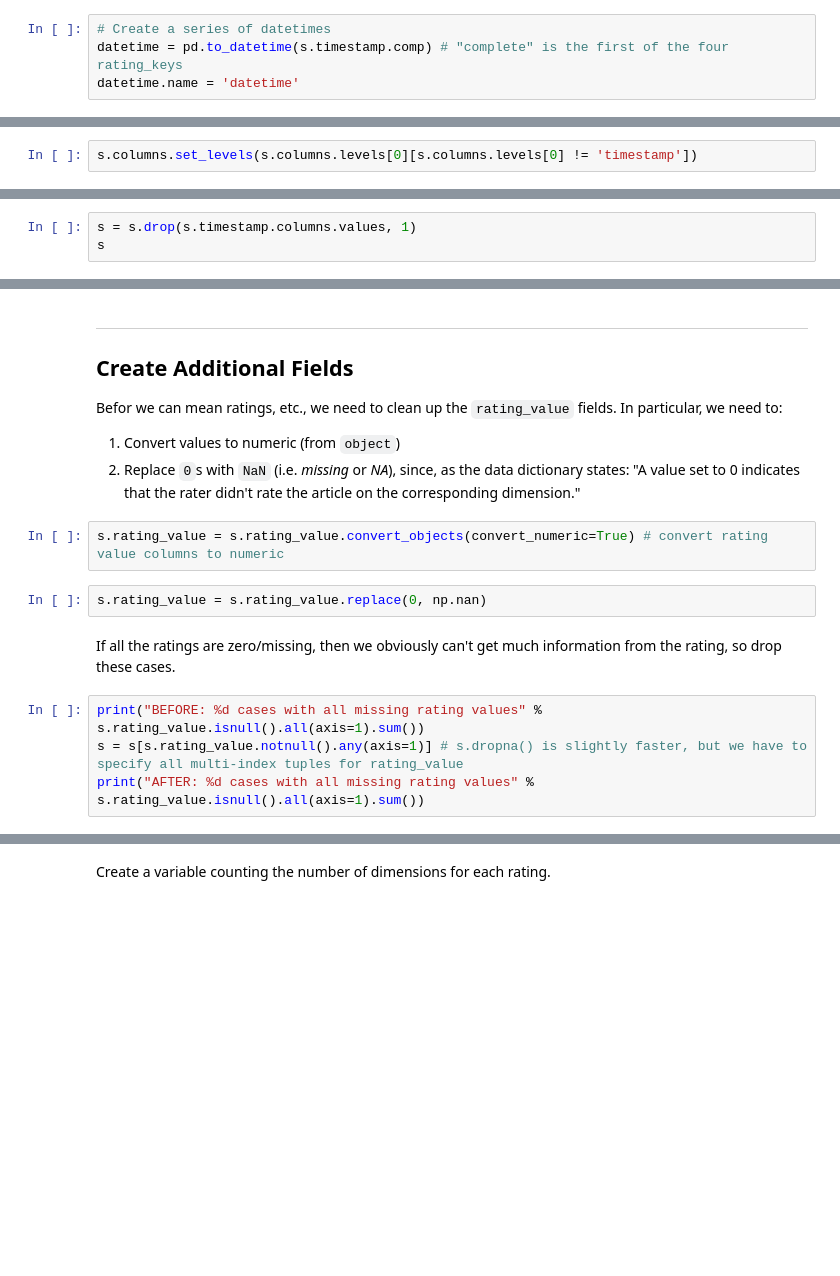
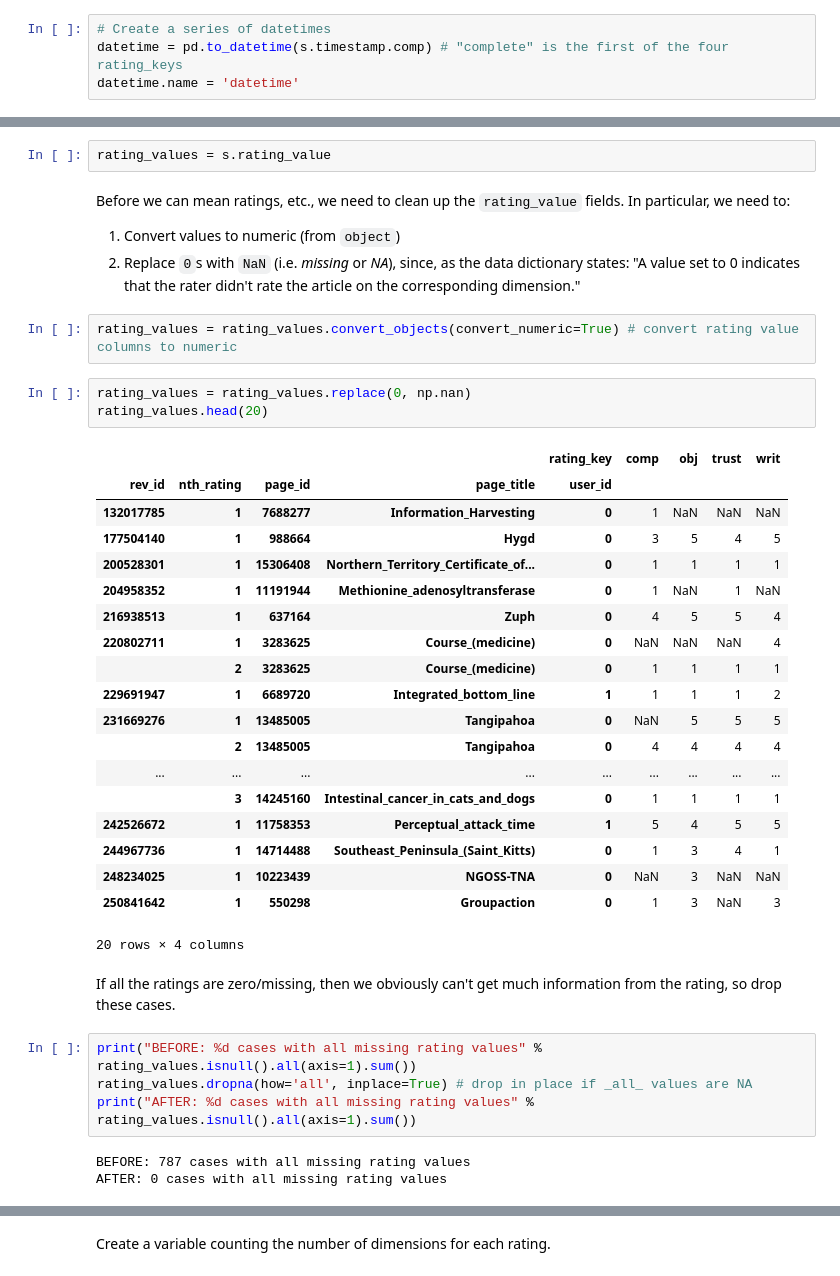
Before and after one commit to bkfunk/rating_wiki, a Jupyter notebook: Cleaning Wiki Ratings.ipynb, the cells around one changed output, grey strips where cells are left out. Saved outputs shown, nothing was run; the diff lists cells and outputs as text; blank space fills up the shorter version.

```diff
--- a/Cleaning Wiki Ratings.ipynb
+++ b/Cleaning Wiki Ratings.ipynb
@@ -507,2 +456,0 @@ And drop timestamp.
-# %%
-s.columns.set_levels(s.columns.levels[0][s.columns.levels[0] != 'timestamp'])
@@ -511,3 +456,0 @@ TypeError: Levels must be list of lists-like
-# %%
-s = s.drop(s.timestamp.columns.values, 1)
-s
@@ -516,17 +459,40 @@ KeyError: 'obj'
+# %%
+rating_values = s.rating_value
 # %% [markdown]
-------------------------------
-## Create Additional Fields ##
-
-Befor we can mean ratings, etc., we need to clean up the `rating_value` fields. In particular, we need to:
+Before we can mean ratings, etc., we need to clean up the `rating_value` fields. In particular, we need to:
 1. Convert values to numeric (from `object`)
 2. Replace `0`s with `NaN` (i.e. _missing_ or _NA_), since, as the data dictionary states: "A value set to 0 indicates that the rater didn't rate the article on the corresponding dimension."
 # %%
-s.rating_value = s.rating_value.convert_objects(convert_numeric=True) # convert rating value columns to numeric
+rating_values = rating_values.convert_objects(convert_numeric=True) # convert rating value columns to numeric
 # %%
-s.rating_value = s.rating_value.replace(0, np.nan)
+rating_values = rating_values.replace(0, np.nan)
+rating_values.head(20)
+# %% [output]
+|  |  |  |  | rating_key | comp | obj | trust | writ |
+| rev_id | nth_rating | page_id | page_title | user_id |  |  |  |  |
+| 132017785 | 1 | 7688277 | Information_Harvesting | 0 | 1 | NaN | NaN | NaN |
+| 177504140 | 1 | 988664 | Hygd | 0 | 3 | 5 | 4 | 5 |
+| 200528301 | 1 | 15306408 | Northern_Territory_Certificate_of... | 0 | 1 | 1 | 1 | 1 |
+| 204958352 | 1 | 11191944 | Methionine_adenosyltransferase | 0 | 1 | NaN | 1 | NaN |
+| 216938513 | 1 | 637164 | Zuph | 0 | 4 | 5 | 5 | 4 |
+| 220802711 | 1 | 3283625 | Course_(medicine) | 0 | NaN | NaN | NaN | 4 |
+|  | 2 | 3283625 | Course_(medicine) | 0 | 1 | 1 | 1 | 1 |
+| 229691947 | 1 | 6689720 | Integrated_bottom_line | 1 | 1 | 1 | 1 | 2 |
+| 231669276 | 1 | 13485005 | Tangipahoa | 0 | NaN | 5 | 5 | 5 |
+|  | 2 | 13485005 | Tangipahoa | 0 | 4 | 4 | 4 | 4 |
+| ... | ... | ... | ... | ... | ... | ... | ... | ... |
+|  | 3 | 14245160 | Intestinal_cancer_in_cats_and_dogs | 0 | 1 | 1 | 1 | 1 |
+| 242526672 | 1 | 11758353 | Perceptual_attack_time | 1 | 5 | 4 | 5 | 5 |
+| 244967736 | 1 | 14714488 | Southeast_Peninsula_(Saint_Kitts) | 0 | 1 | 3 | 4 | 1 |
+| 248234025 | 1 | 10223439 | NGOSS-TNA | 0 | NaN | 3 | NaN | NaN |
+| 250841642 | 1 | 550298 | Groupaction | 0 | 1 | 3 | NaN | 3 |
+20 rows × 4 columns
 # %% [markdown]
 If all the ratings are zero/missing, then we obviously can't get much information from the rating, so drop these cases.
 # %%
-print("BEFORE: %d cases with all missing rating values" % s.rating_value.isnull().all(axis=1).sum())
-s = s[s.rating_value.notnull().any(axis=1)] # s.dropna() is slightly faster, but we have to specify all multi-index tuples for rating_value
-print("AFTER: %d cases with all missing rating values" % s.rating_value.isnull().all(axis=1).sum())
+print("BEFORE: %d cases with all missing rating values" % rating_values.isnull().all(axis=1).sum())
+rating_values.dropna(how='all', inplace=True) # drop in place if _all_ values are NA
+print("AFTER: %d cases with all missing rating values" % rating_values.isnull().all(axis=1).sum())
+# %% [output]
+BEFORE: 787 cases with all missing rating values
+AFTER: 0 cases with all missing rating values
```
Also changed, not shown: parts of 43 cells of this notebook, 2 other files.
